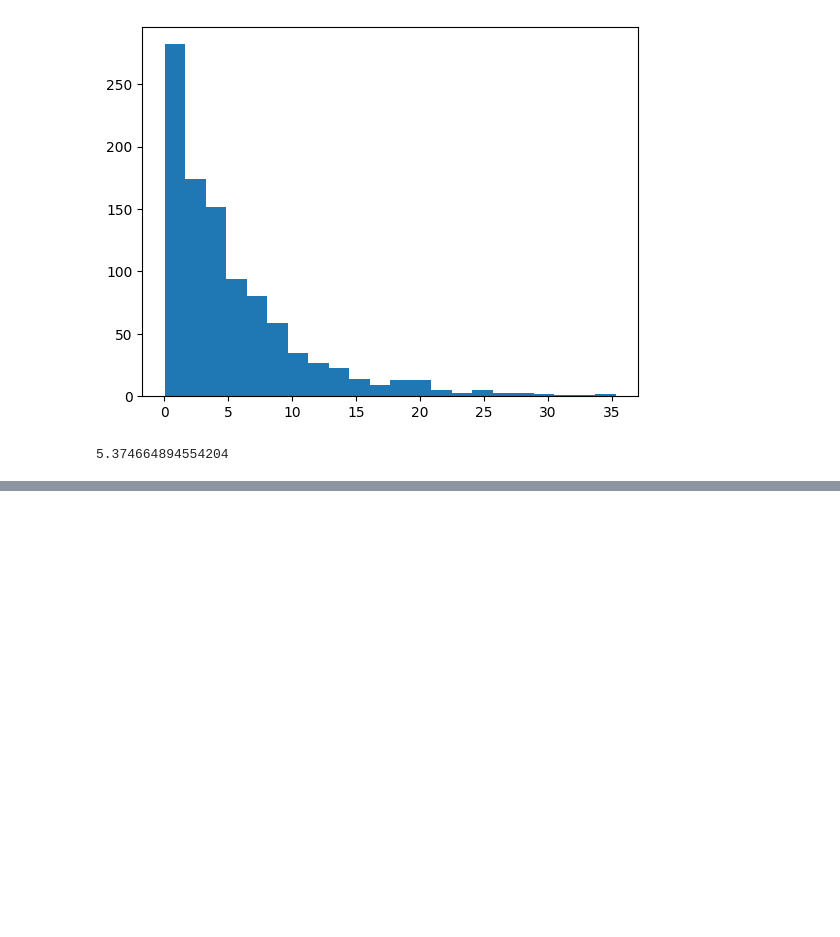
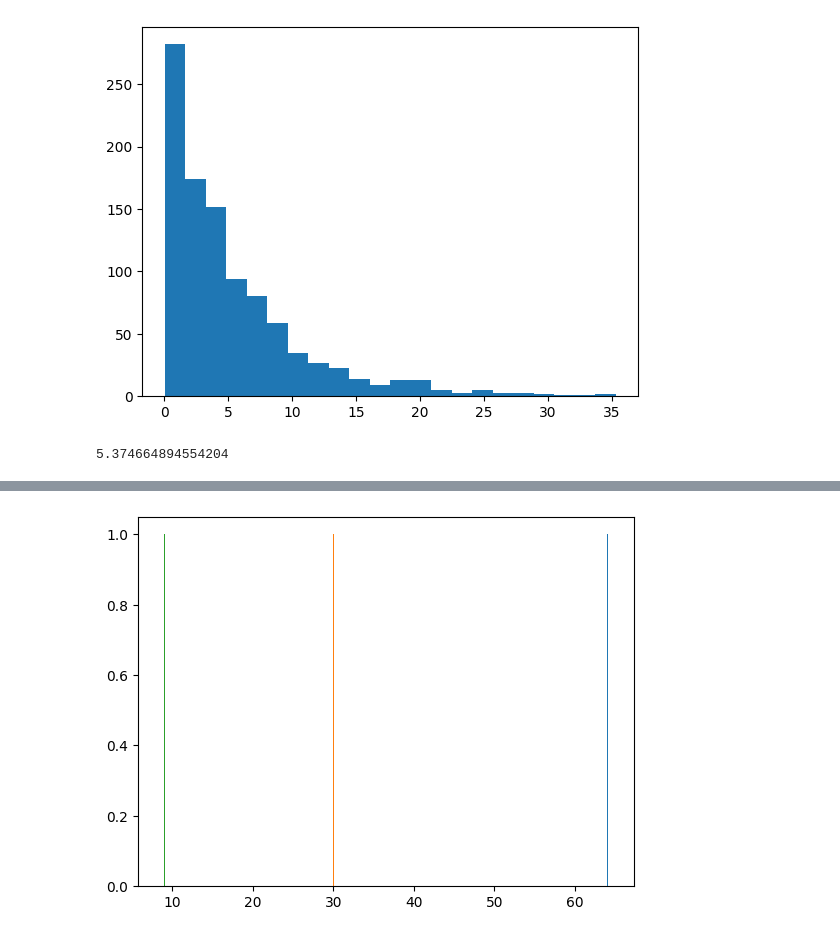
Before and after one commit to lewisl/CovidSim, a Jupyter notebook: prototyping.ipynb, the cells around one changed output, grey strips where cells are left out. Saved outputs shown, nothing was run; the diff lists cells and outputs as text; code cells hidden in the pictures; blank space fills up the shorter version.

```diff
--- a/prototyping.ipynb
+++ b/prototyping.ipynb
@@ -125,0 +164,12 @@ hist(x,22);
+# %%
+dbin1 = Binomial(100,0.6)
+dbin3 = Binomial(100, 0.3)
+dbin4 = Binomial(100, 0.1)
+x1 = rand(dbin1, 1)
+x3 = rand(dbin3, 1)
+x4 = rand(dbin4, 1)
+hist(x1);
+hist(x3);
+hist(x4);
+# %% [output]
+[figure, added]
```
Also changed, not shown: parts of 3 cells of this notebook, 2 other files.
